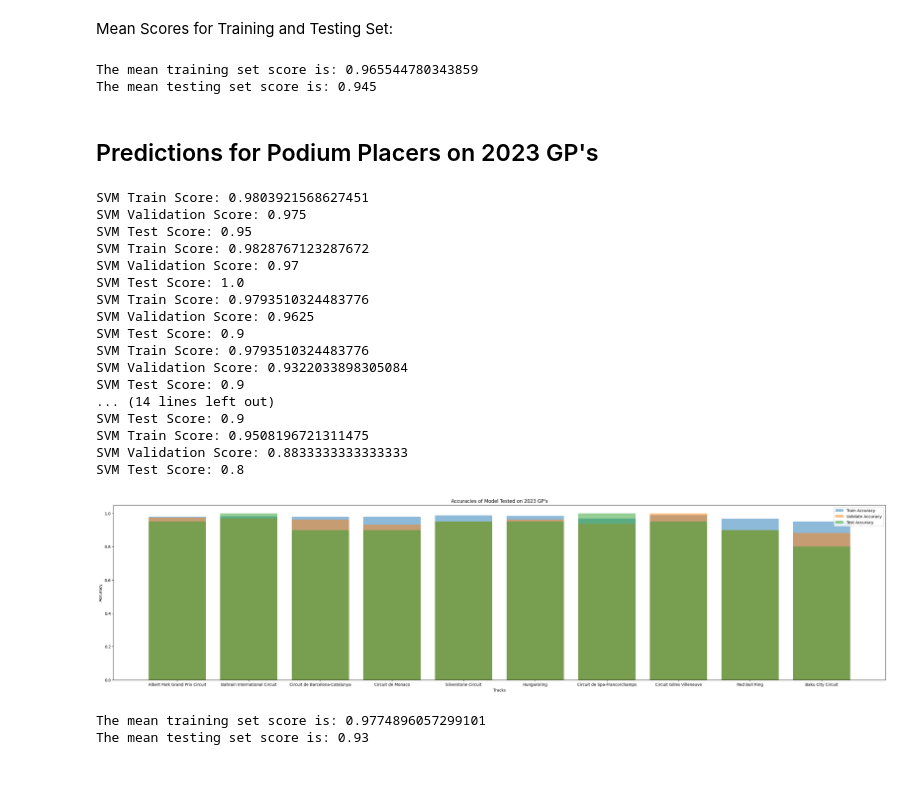
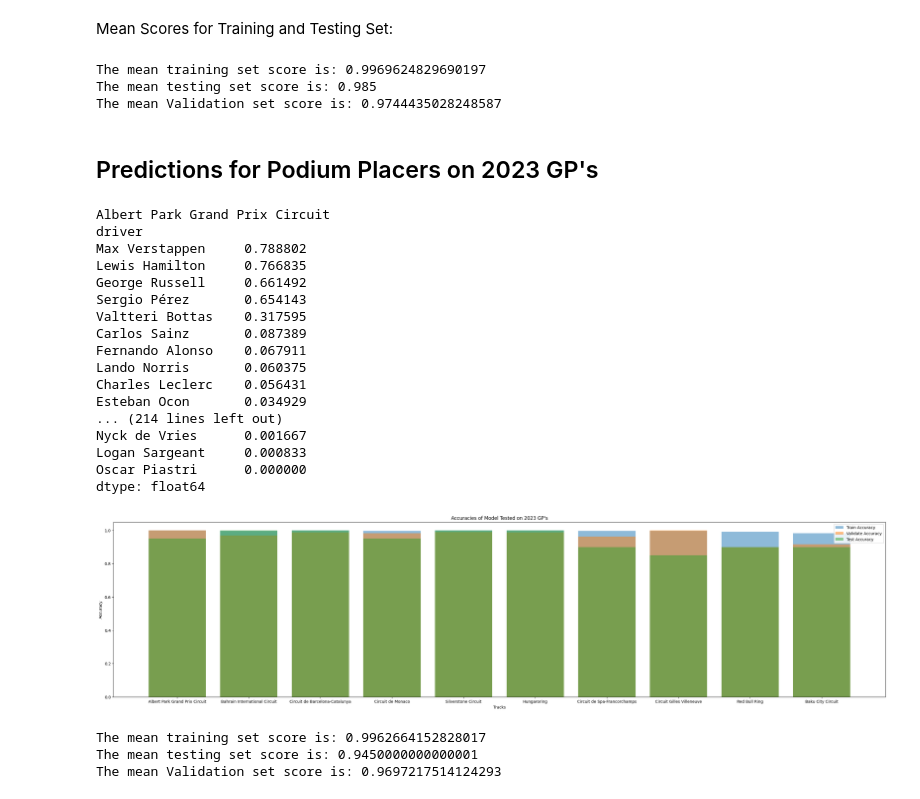
Before and after one commit to ymoola/MIE368-F1, a Jupyter notebook: F1_predict_winner.ipynb, the cells around one changed output. Drawn from its saved outputs; the diff is of its cells as text; code cells hidden in the pictures.

```diff
--- a/F1_predict_winner.ipynb
+++ b/F1_predict_winner.ipynb
@@ -63,6 +63,9 @@ cleaned_df
 # %%
 #V10 Engine Era is the reason for sectioning of more data to the year 2000 and onwards
 cleaned_df = cleaned_df[cleaned_df.season >= 2000]
+# %%
+# Replace Esteban Ocon's grid position with 12
+cleaned_df.loc[(cleaned_df['GP_circuit'] == 'Baku City Circuit') & (cleaned_df['season'] == 2023) & (cleaned_df['driver'] == 'Esteban Ocon'), 'grid'] = 12
 # %% [markdown]
 ## One-Hot Encoding
 # %%
@@ -245,7 +275,8 @@ val_scores = []
 test_scores = []
 
 for track in tracks:
-    train_score, val_score, test_score = model(track, 'SVM', 'winner')
+    print(track)
+    train_score, val_score, test_score= model(track, 'Random Forest', 'winner')
     train_scores.append(train_score)
     val_scores.append(val_score)
     test_scores.append(test_score)
@@ -284,60 +315,68 @@ Mean Scores for Training and Testing Set:
 # %%
 training_mean = np.mean(train_scores)
 testing_mean = np.mean(test_scores)
+validation_mean = np.mean(val_scores)
 
 print('The mean training set score is:', training_mean)
 print('The mean testing set score is:', testing_mean)
+print('The mean Validation set score is:', validation_mean)
 # %% [output]
-The mean training set score is: 0.965544780343859
-The mean testing set score is: 0.945
+The mean training set score is: 0.9969624829690197
+The mean testing set score is: 0.985
+The mean Validation set score is: 0.9744435028248587
 # %% [markdown]
 ## Predictions for Podium Placers on 2023 GP's
 # %%
 train_scores = []
 val_scores = []
 test_scores = []
 
 for track in tracks:
-    train_score, val_score, test_score = model(track, 'SVM', 'podium')
+    print(track)
+    train_score, val_score, test_score= model(track, 'Random Forest', 'podium')
     train_scores.append(train_score)
     val_scores.append(val_score)
     test_scores.append(test_score)
+
 
 # Plot accuracies
 plt.figure(figsize=(35, 8))
 plt.bar([track for track in tracks], train_scores, alpha=0.5, label='Train Accuracy')
 plt.bar([track for track in tracks], val_scores, alpha=0.5, label='Validate Accuracy')
 plt.bar([track for track in tracks], test_scores, alpha=0.5, label='Test Accuracy')
 plt.xlabel('Tracks')
 plt.ylabel('Accuracy')
 plt.title("Accuracies of Model Tested on 2023 GP's")
 plt.legend(loc='best')
 plt.show()
 # %% [output]
-SVM Train Score: 0.9803921568627451
-SVM Validation Score: 0.975
-SVM Test Score: 0.95
-SVM Train Score: 0.9828767123287672
-SVM Validation Score: 0.97
-SVM Test Score: 1.0
-SVM Train Score: 0.9793510324483776
-SVM Validation Score: 0.9625
-SVM Test Score: 0.9
-SVM Train Score: 0.9793510324483776
-SVM Validation Score: 0.9322033898305084
-SVM Test Score: 0.9
-... (14 lines left out)
-SVM Test Score: 0.9
-SVM Train Score: 0.9508196721311475
-SVM Validation Score: 0.8833333333333333
-SVM Test Score: 0.8
+Albert Park Grand Prix Circuit
+driver
+Max Verstappen     0.788802
+Lewis Hamilton     0.766835
+George Russell     0.661492
+Sergio Pérez       0.654143
+Valtteri Bottas    0.317595
+Carlos Sainz       0.087389
+Fernando Alonso    0.067911
+Lando Norris       0.060375
+Charles Leclerc    0.056431
+Esteban Ocon       0.034929
+... (214 lines left out)
+Nyck de Vries      0.001667
+Logan Sargeant     0.000833
+Oscar Piastri      0.000000
+dtype: float64
-[figure, old version]
+[figure, new version]
 # %%
 training_mean = np.mean(train_scores)
 testing_mean = np.mean(test_scores)
+validation_mean = np.mean(val_scores)
 
 print('The mean training set score is:', training_mean)
 print('The mean testing set score is:', testing_mean)
+print('The mean Validation set score is:', validation_mean)
 # %% [output]
-The mean training set score is: 0.9774896057299101
-The mean testing set score is: 0.93
+The mean training set score is: 0.9962664152828017
+The mean testing set score is: 0.9450000000000001
+The mean Validation set score is: 0.9697217514124293
```
Also changed, not shown: parts of 4 cells of this notebook, 3 other files.
